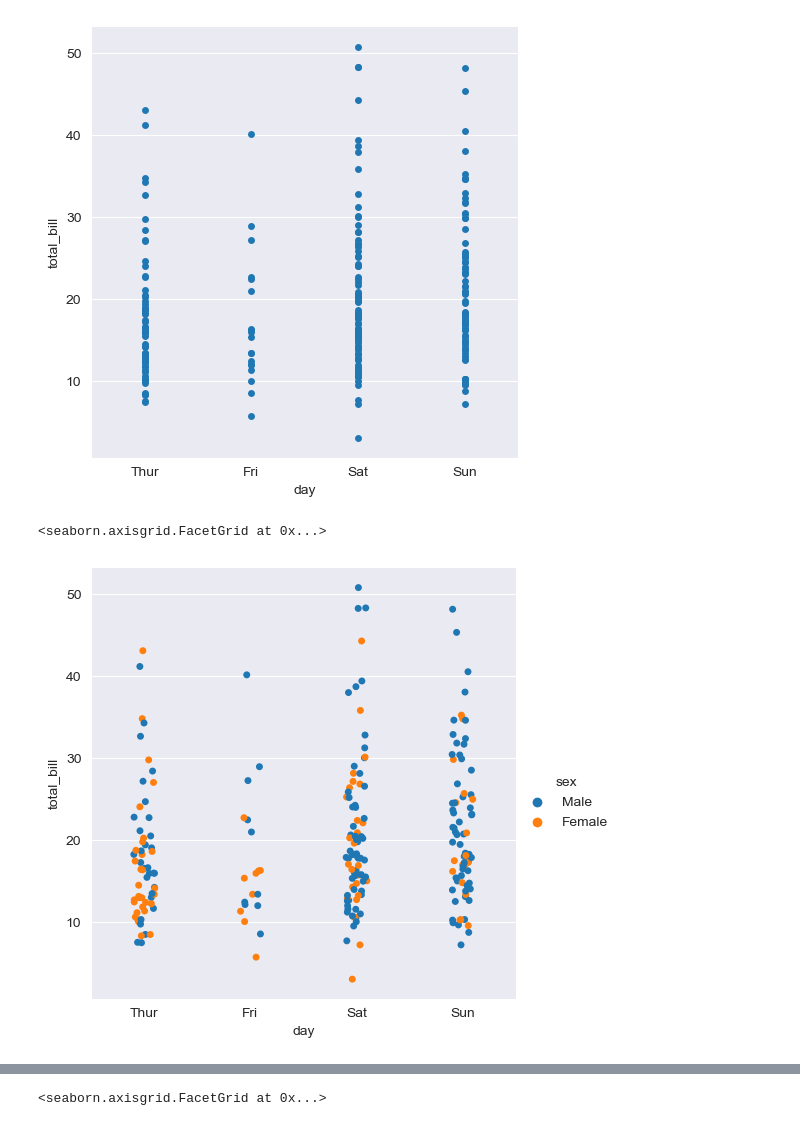
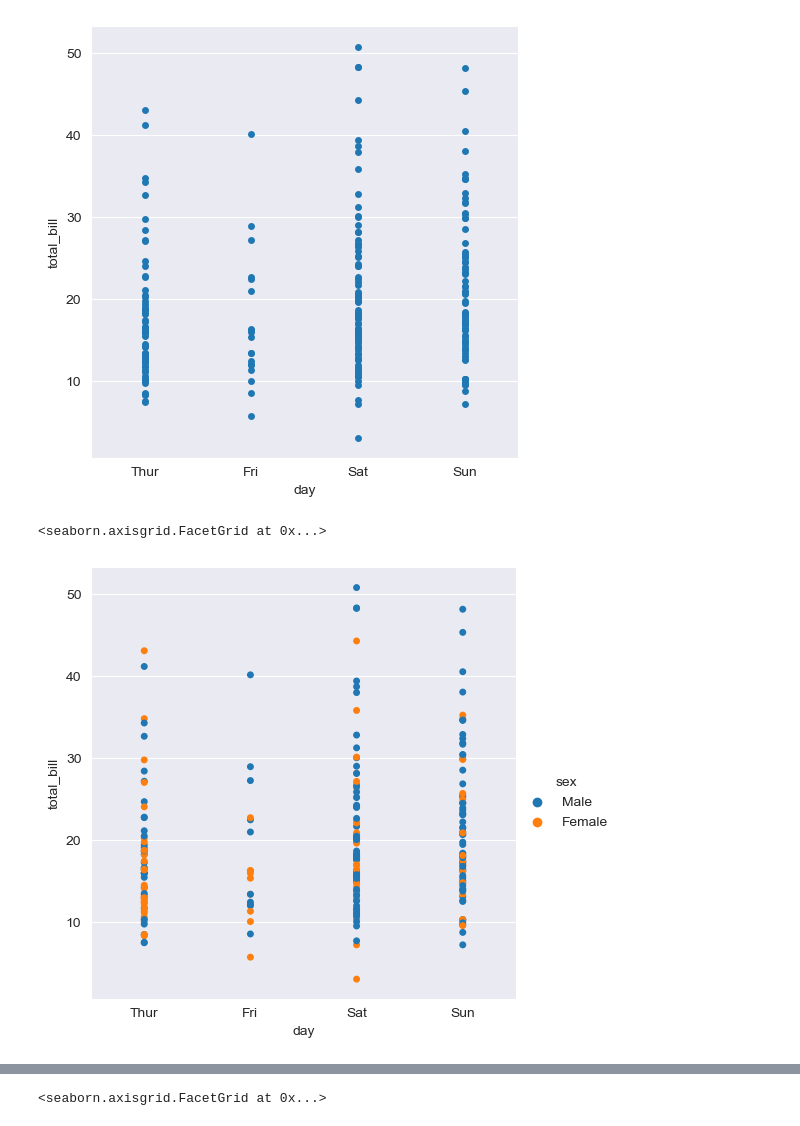
Before and after one commit to ebrahimhossaincse/Seaborn-Fundamentals, a Jupyter notebook: basics/Categorical_Plots.ipynb, the cells around one changed output, grey strips where cells are left out. Cells and saved outputs as stored; diff of their text form; code cells hidden in the pictures.

Commit message:
add categorical plots

```diff
--- a/basics/Categorical_Plots.ipynb
+++ b/basics/Categorical_Plots.ipynb
@@ -70,13 +78,14 @@ sns.catplot(
 # %%
 sns.catplot(
     data=tips,
     x='day',
     y='total_bill',
     hue='sex',
+    jitter=False,
 )
 # %% [output]
 <seaborn.axisgrid.FacetGrid at 0x...>
-[figure, old version]
+[figure, new version]
 # %%
 sns.catplot(
     data=tips,
```
Also changed, not shown: parts of 13 cells of this notebook.
